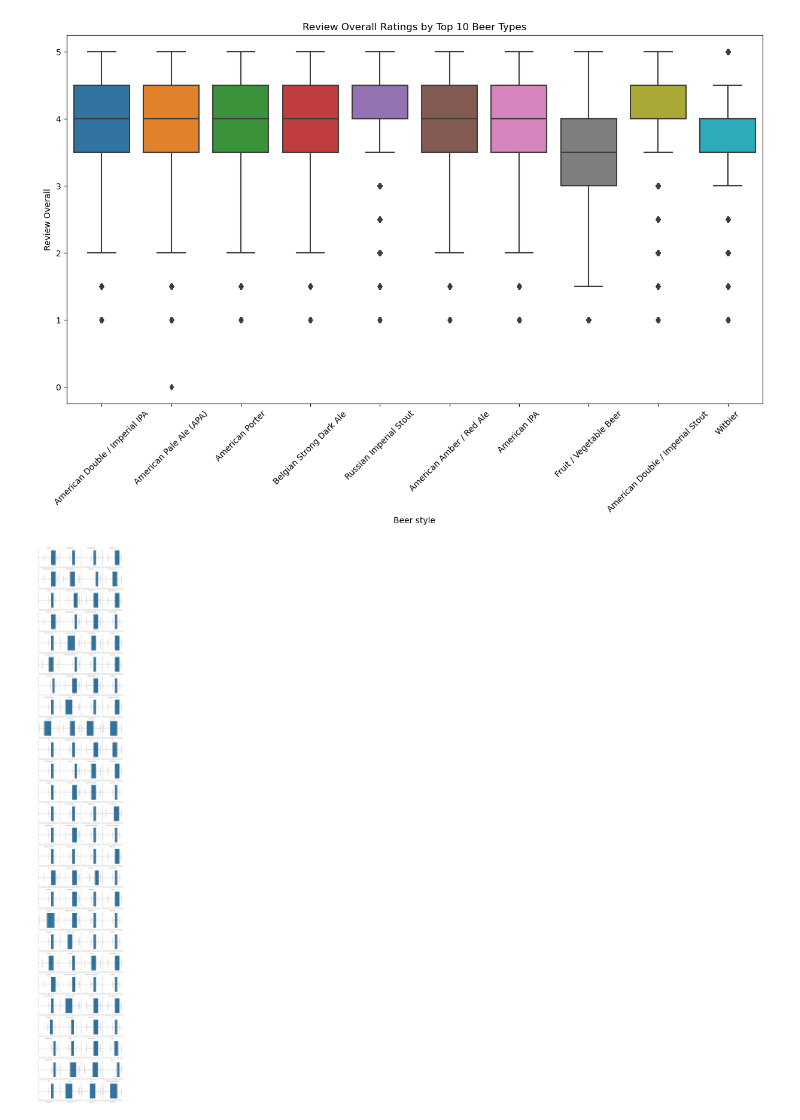
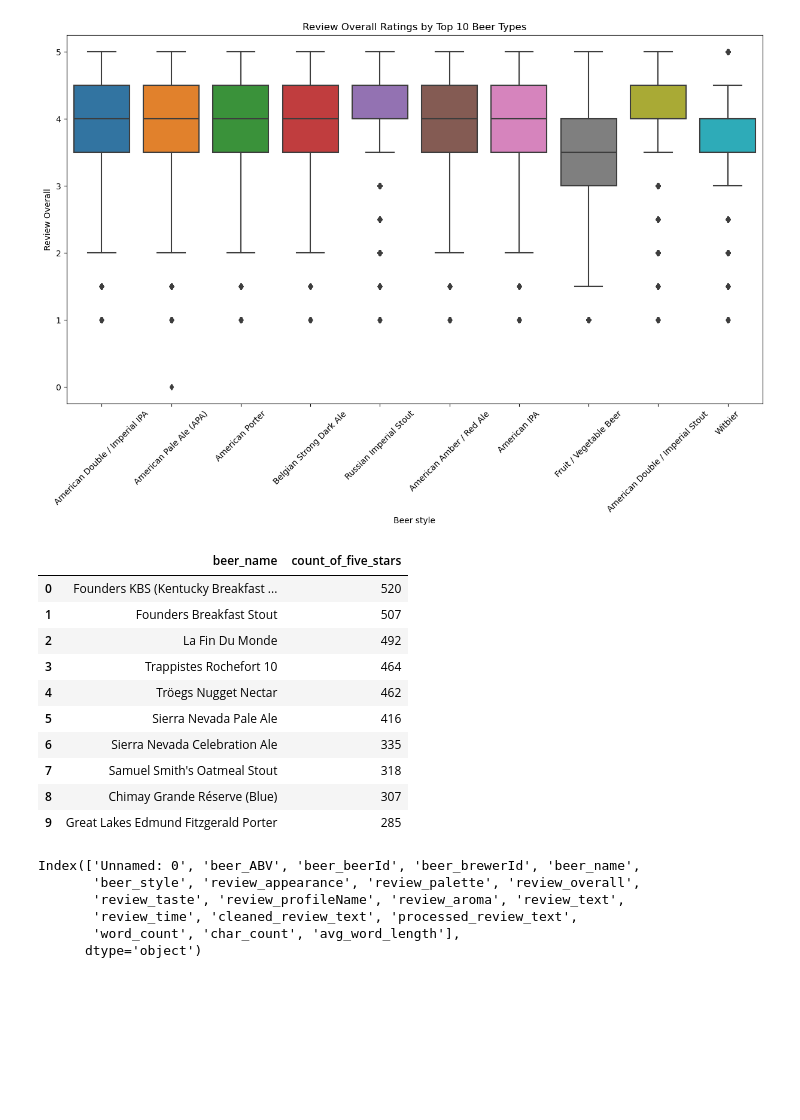
Before and after one commit to tsherida2012/Beer_Review_NLP, a Jupyter notebook: notebooks/Beer_Review_Capstone3_EDA.ipynb, the cells around one changed output. Drawn from its saved outputs; the diff is of its cells as text; code cells hidden in the pictures; blank space fills up the shorter version.

```diff
--- a/notebooks/Beer_Review_Capstone3_EDA.ipynb
+++ b/notebooks/Beer_Review_Capstone3_EDA.ipynb
@@ -283,10 +267,38 @@ plt.xticks(rotation=45)
 plt.show()
 # %% [output]
 [figure]
-# %%
-g = sns.FacetGrid(df, col="beer_style", col_wrap=4, height=4, sharex=False, sharey=True)
-g.map(sns.boxplot, "review_overall")
-g.set_titles("{col_name}")
-plt.show()
-# %% [output]
-[figure, removed]
+# %%
+# Filtering the DataFrame for entries where 'review_overall' is 5.0
+five_star_reviews = df[df['review_overall'] == 5.0]
+
+# Counting the number of occurrences of 5.0 ratings for each beer
+five_star_counts = five_star_reviews['beer_name'].value_counts().reset_index()
+
+# Renaming columns for clarity
+five_star_counts.columns = ['beer_name', 'count_of_five_stars']
+
+# Sorting to find the beers with the most 5.0 ratings
+top_five_star_beers = five_star_counts.sort_values(by='count_of_five_stars', ascending=False).head(10)
+
+top_five_star_beers
+# %% [output]
+|  | beer_name | count_of_five_stars |
+| 0 | Founders KBS (Kentucky Breakfast ... | 520 |
+| 1 | Founders Breakfast Stout | 507 |
+| 2 | La Fin Du Monde | 492 |
+| 3 | Trappistes Rochefort 10 | 464 |
+| 4 | Tröegs Nugget Nectar | 462 |
+| 5 | Sierra Nevada Pale Ale | 416 |
+| 6 | Sierra Nevada Celebration Ale | 335 |
+| 7 | Samuel Smith's Oatmeal Stout | 318 |
+| 8 | Chimay Grande Réserve (Blue) | 307 |
+| 9 | Great Lakes Edmund Fitzgerald Porter | 285 |
+# %%
+df.columns
+# %% [output]
+Index(['Unnamed: 0', 'beer_ABV', 'beer_beerId', 'beer_brewerId', 'beer_name',
+       'beer_style', 'review_appearance', 'review_palette', 'review_overall',
+       'review_taste', 'review_profileName', 'review_aroma', 'review_text',
+       'review_time', 'cleaned_review_text', 'processed_review_text',
+       'word_count', 'char_count', 'avg_word_length'],
+      dtype='object')
```
Also changed, not shown: parts of 17 cells of this notebook, 1 other file.
